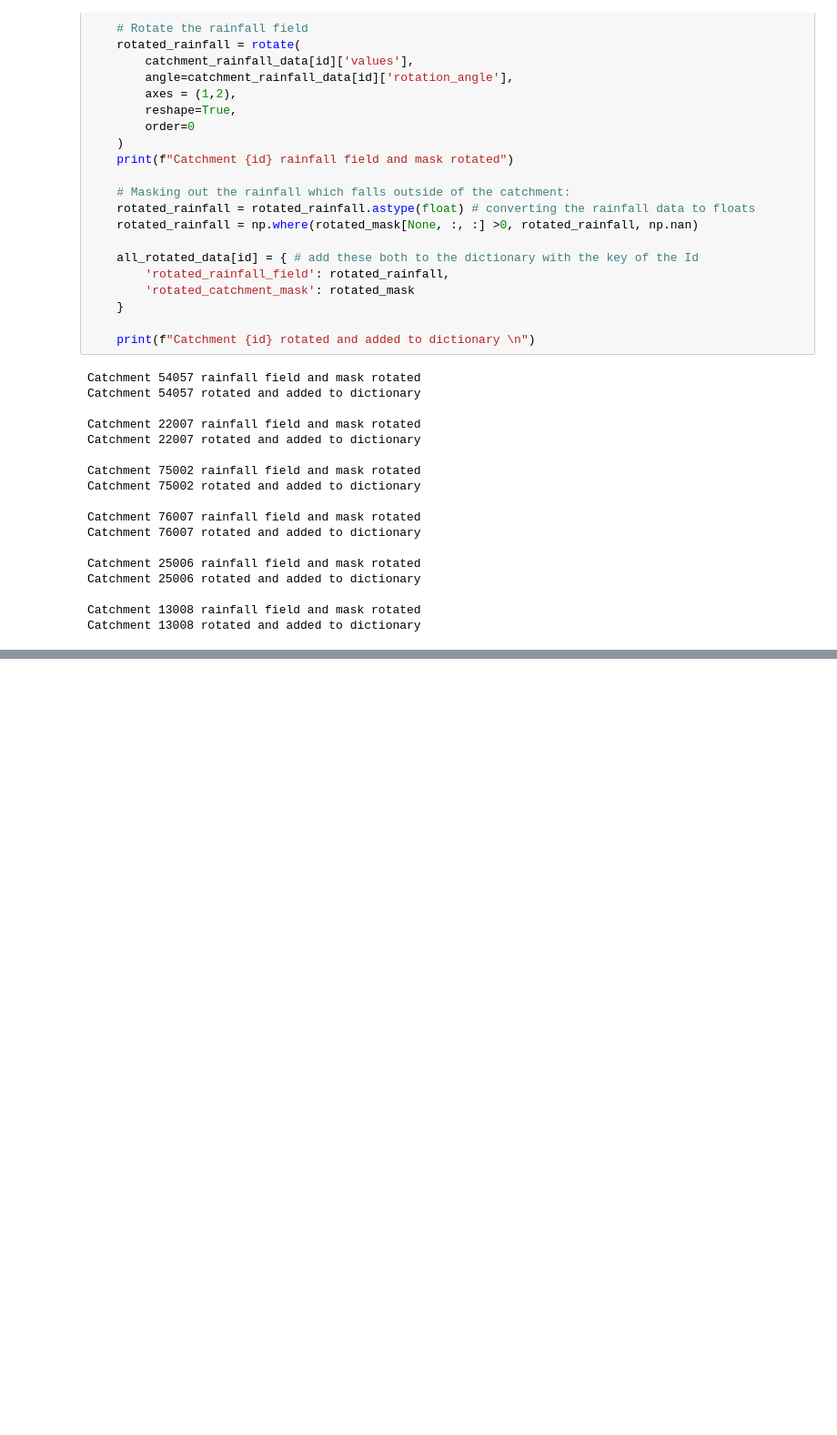
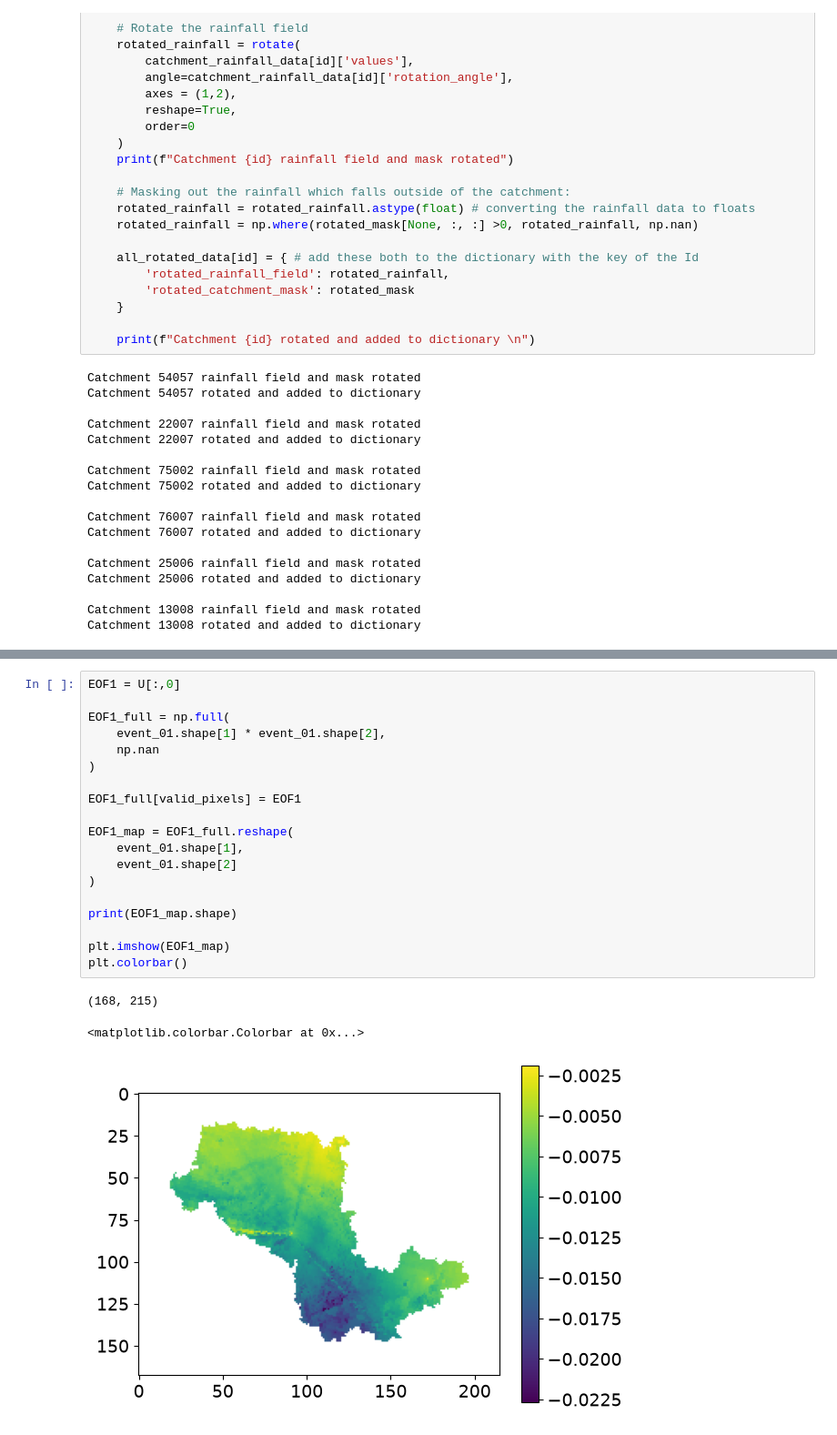
Before and after one commit to Fia-flooding/UKCEH, a Jupyter notebook: notebooks/wk1_experiments.ipynb, the cells around one changed output, grey strips where cells are left out. Shown at 91% size. Cells and saved outputs as stored; diff of their text form; blank space fills up the shorter version.

```diff
--- a/notebooks/wk1_experiments.ipynb
+++ b/notebooks/wk1_experiments.ipynb
@@ -1788,0 +1933,23 @@ print(type(dict))
+# %%
+EOF1 = U[:,0]
+
+EOF1_full = np.full(
+    event_01.shape[1] * event_01.shape[2],
+    np.nan
+)
+
+EOF1_full[valid_pixels] = EOF1
+
+EOF1_map = EOF1_full.reshape(
+    event_01.shape[1],
+    event_01.shape[2]
+)
+
+print(EOF1_map.shape)
+
+plt.imshow(EOF1_map)
+plt.colorbar()
+# %% [output]
+(168, 215)
+<matplotlib.colorbar.Colorbar at 0x...>
+[figure, added]
```
Also changed, not shown: parts of 38 cells of this notebook.
